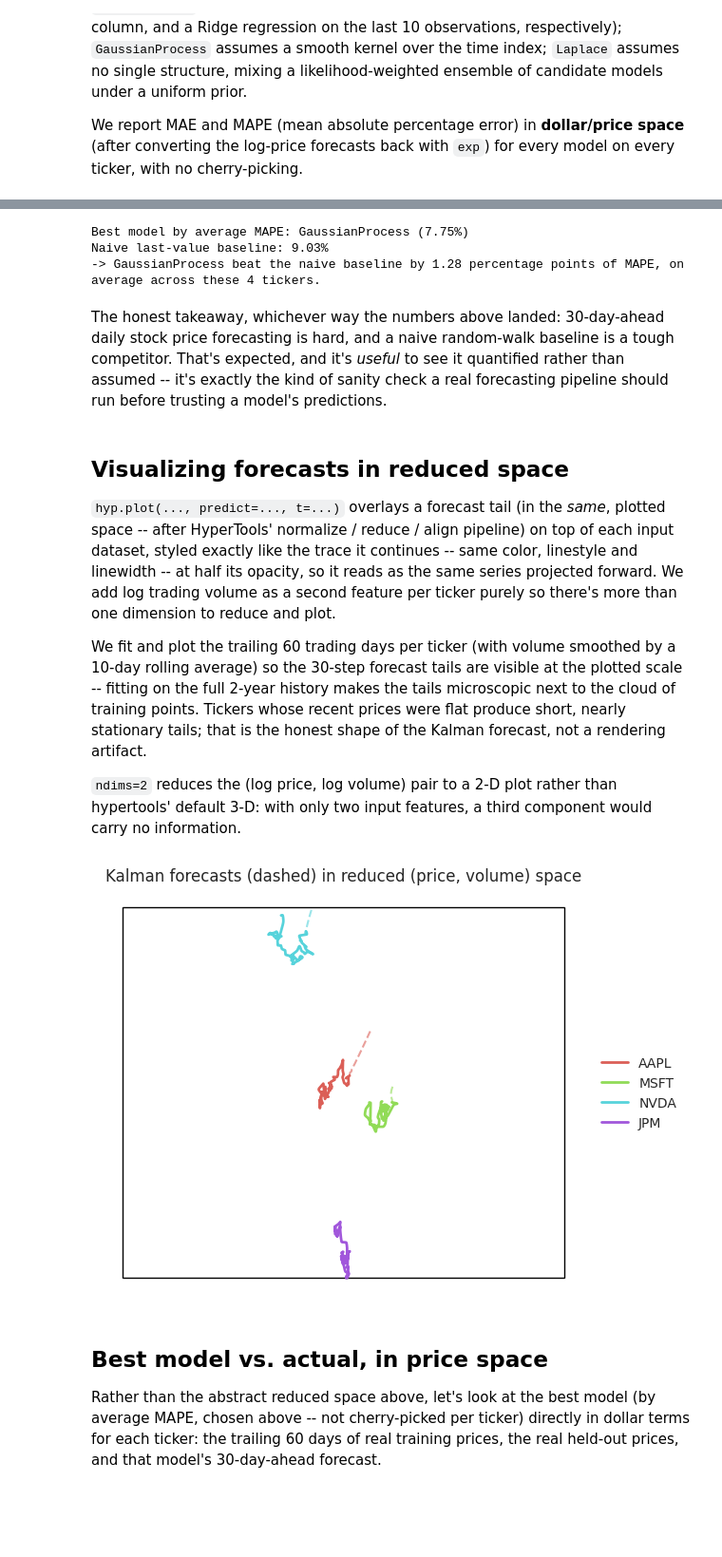
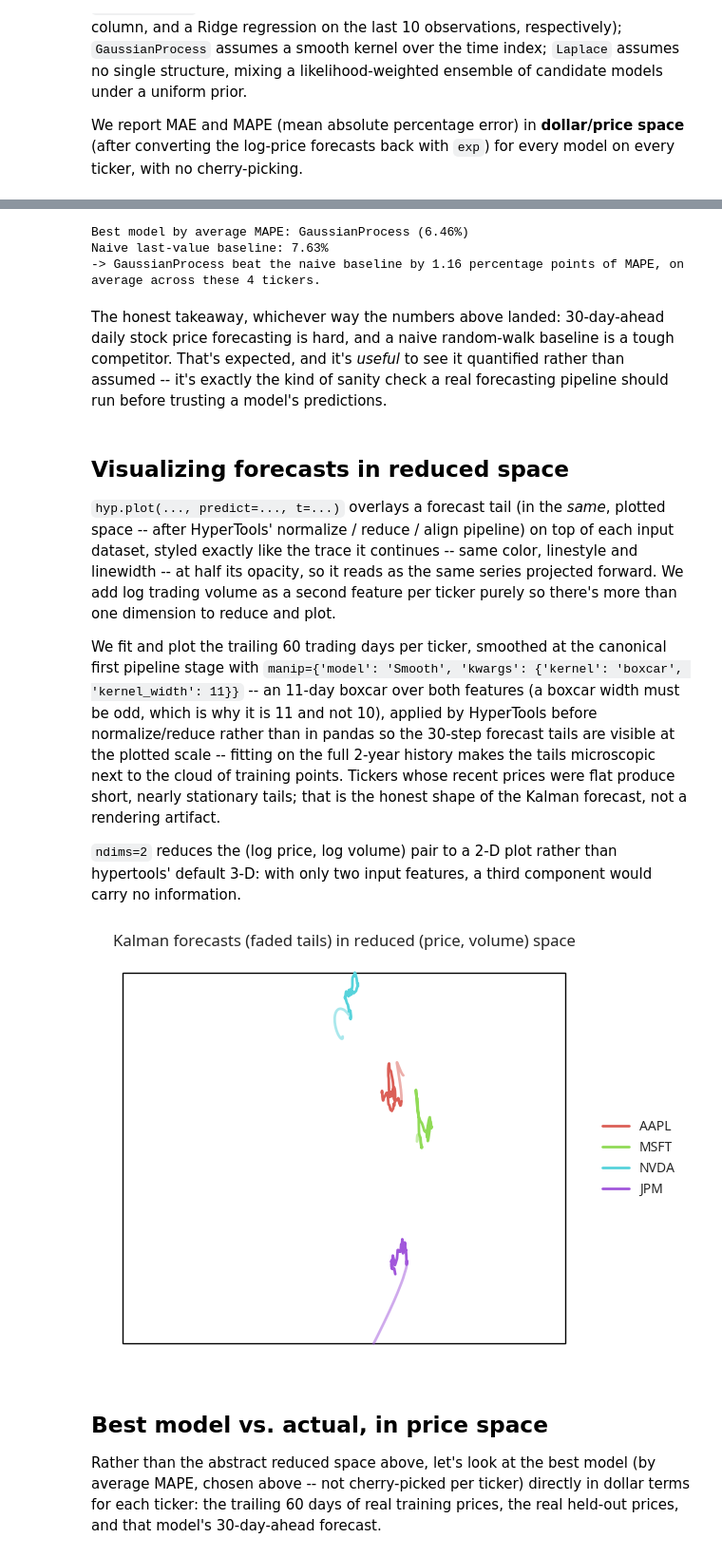
Before and after one commit to ContextLab/hypertools, a Jupyter notebook: docs/tutorials/stock_forecasting.ipynb, the cells around one changed output, grey strips where cells are left out. Shown at 95% size. Cells and saved outputs as stored; diff of their text form; code cells hidden in the pictures; blank space fills up the shorter version.

```diff
--- a/docs/tutorials/stock_forecasting.ipynb
+++ b/docs/tutorials/stock_forecasting.ipynb
@@ -154,6 +154,7 @@ every model on every ticker, with no cherry-picking.
 models = ['Kalman', 'ARIMA', 'Laplace', 'GaussianProcess', 'AutoRegressor']
 
 rows = []
+forecasts = {}   # (ticker, model) -> the 30-row forecast, reused below
 for tk in tickers:
     df = datasets[tk]
     train = df.iloc[:-HOLD].reset_index(drop=True)
@@ -169,6 +170,7 @@ for tk in tickers:
 
     for model in models:
         forecast = hyp.predict(train, model=model, t=HOLD)
+        forecasts[(tk, model)] = forecast
         pred_price = np.exp(forecast['log_close'].values)
         rows.append({
             'ticker': tk, 'model': model,
@@ -249,9 +251,9 @@ else:
           "immediate future, and no model here reliably extracts more "
           "signal than that over a 30-day horizon.")
 # %% [output]
-Best model by average MAPE: GaussianProcess (7.75%)
-Naive last-value baseline: 9.03%
--> GaussianProcess beat the naive baseline by 1.28 percentage points of MAPE, on average across these 4 tickers.
+Best model by average MAPE: GaussianProcess (6.46%)
+Naive last-value baseline: 7.63%
+-> GaussianProcess beat the naive baseline by 1.16 percentage points of MAPE, on average across these 4 tickers.
 # %% [markdown]
 The honest takeaway, whichever way the numbers above landed: 30-day-ahead
 daily stock price forecasting is hard, and a naive random-walk baseline is a
@@ -269,28 +271,27 @@ opacity, so it reads as the same series projected forward. We add
 log trading volume as a second feature per ticker purely so there's more
 than one dimension to reduce and plot.
 
-We fit and plot the trailing 60 trading days per ticker (with volume smoothed by a 10-day rolling average) so the 30-step forecast tails are visible at the plotted scale -- fitting on the full 2-year history makes the tails microscopic next to the cloud of training points.  Tickers whose recent prices were flat produce short, nearly stationary tails; that is the honest shape of the Kalman forecast, not a rendering artifact.
+We fit and plot the trailing 60 trading days per ticker, smoothed at the canonical first pipeline stage with `manip={'model': 'Smooth', 'kwargs': {'kernel': 'boxcar', 'kernel_width': 11}}` -- an 11-day boxcar over both features (a boxcar width must be odd, which is why it is 11 and not 10), applied by HyperTools before normalize/reduce rather than in pandas so the 30-step forecast tails are visible at the plotted scale -- fitting on the full 2-year history makes the tails microscopic next to the cloud of training points.  Tickers whose recent prices were flat produce short, nearly stationary tails; that is the honest shape of the Kalman forecast, not a rendering artifact.
 
 `ndims=2` reduces the (log price, log volume) pair to a 2-D plot rather than hypertools' default 3-D: with only two input features, a third component would carry no information.
 # %%
 context = 60   # trailing trading days to fit/plot per ticker
-smooth = 10    # rolling-average window (days) for log-volume
 
 train_2col = []
 for tk in tickers:
     log_close = np.log(closes[tk].dropna())
-    log_volume = (np.log(volumes[tk].reindex(log_close.index)
-                          .replace(0, np.nan)).ffill()
-                  .rolling(smooth, min_periods=1).mean())
+    log_volume = np.log(volumes[tk].reindex(log_close.index)
+                        .replace(0, np.nan)).ffill()
     df = pd.DataFrame({'log_close': log_close.values,
                         'log_volume': log_volume.values})
     train_2col.append(df.iloc[:-HOLD].tail(context).reset_index(drop=True))
 
 fig = hyp.plot(train_2col, predict='Kalman', t=HOLD, legend=tickers,
+               manip={'model': 'Smooth', 'kwargs': {'kernel': 'boxcar', 'kernel_width': 11}},
                ndims=2, linewidth=2,
                title='Kalman forecasts (faded tails) in reduced (price, volume) space')
 # %% [output]
-[figure, old version]
+[figure, new version]
 # %% [markdown]
 ## Best model vs. actual, in price space
 
```
Also changed, not shown: parts of 7 cells of this notebook, 13 other files.
